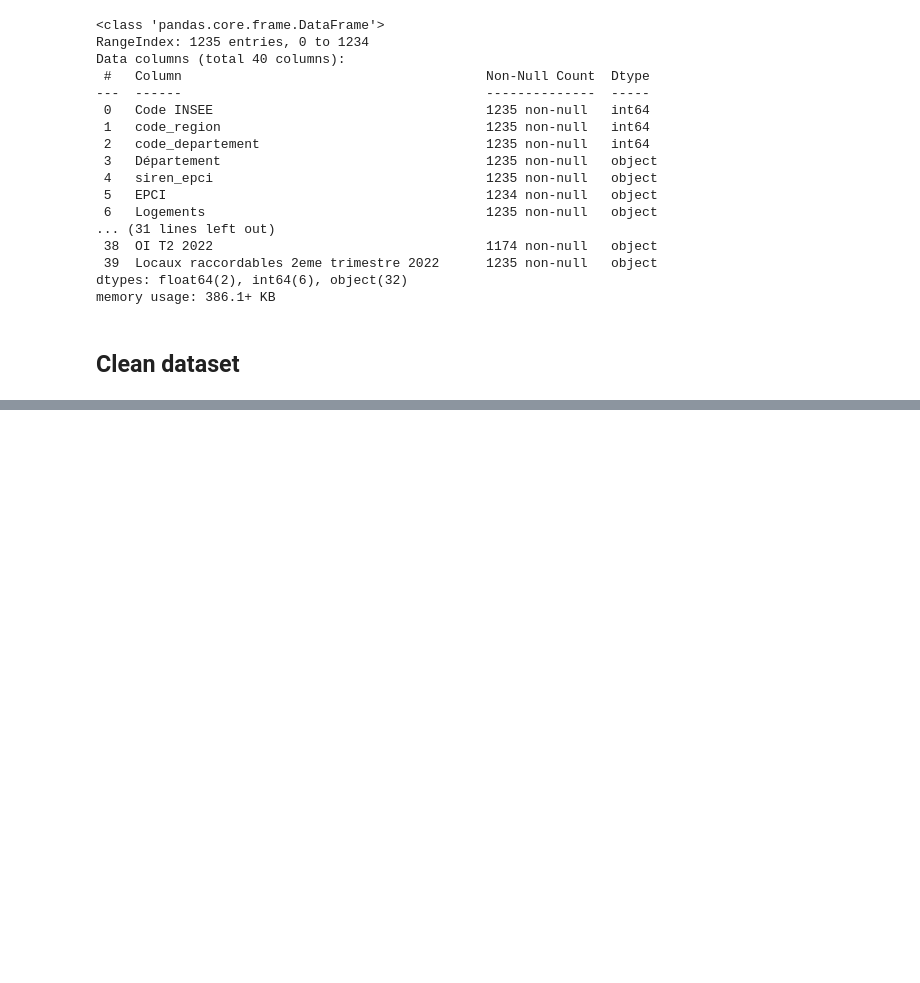
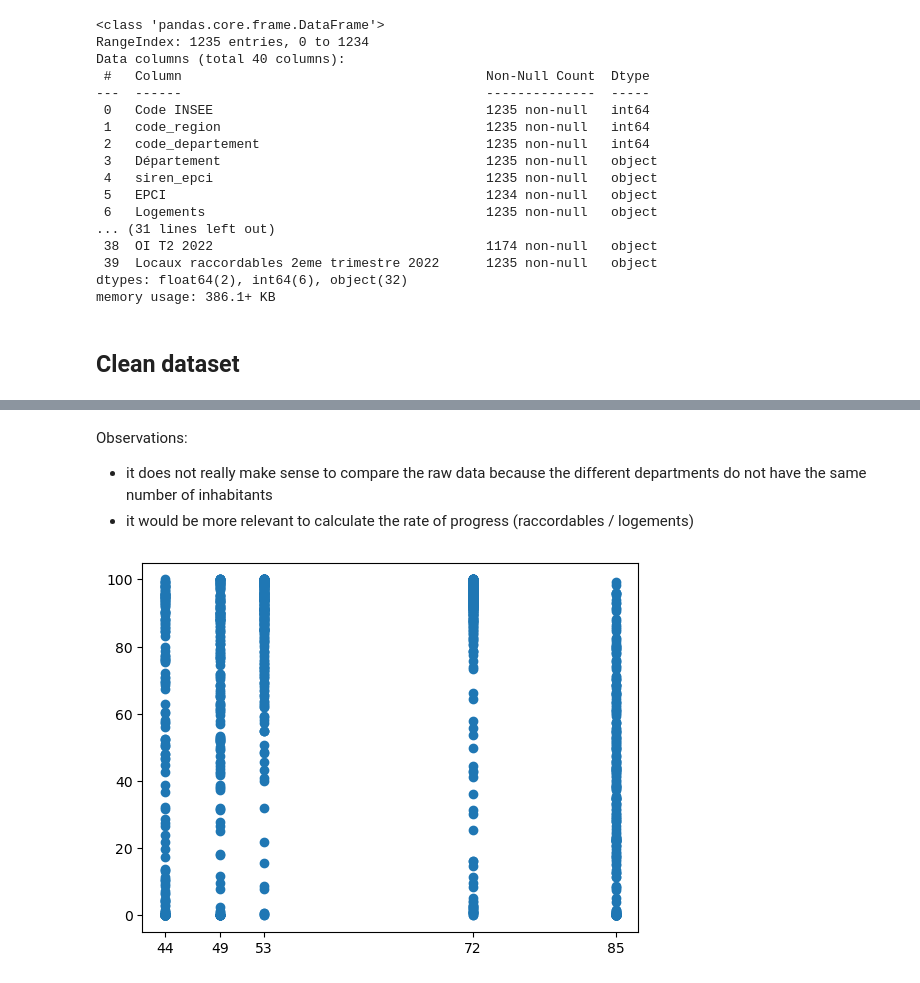
Before and after one commit to eteillet/data-exploration_optical_fiber-in-Pays-de-la-Loire, a Jupyter notebook: analysis.ipynb, the cells around one changed output, grey strips where cells are left out. Drawn from its saved outputs; the diff is of its cells as text; code cells hidden in the pictures; blank space fills up the shorter version.

```diff
--- a/analysis.ipynb
+++ b/analysis.ipynb
@@ -91,0 +85,13 @@ memory usage: 386.1+ KB
+# %% [markdown]
+Observations:
+* it does not really make sense to compare the raw data because the different departments do not have the same number of inhabitants
+* it would be more relevant to calculate the rate of progress (raccordables / logements)
+# %%
+df['raccordables_trim_2_2022_rate'] = df.raccordables_trim_2_2022 / df.Meilleure_estimation_des_locaux_T2_2022_ * 100
+# %%
+plt.scatter(df['code_departement'], df['raccordables_trim_2_2022_rate'])
+x = df['code_departement'].unique()
+plt.xticks(x, x)
+plt.show()
+# %% [output]
+[figure, added]
```
Also changed, not shown: parts of 13 cells of this notebook.
